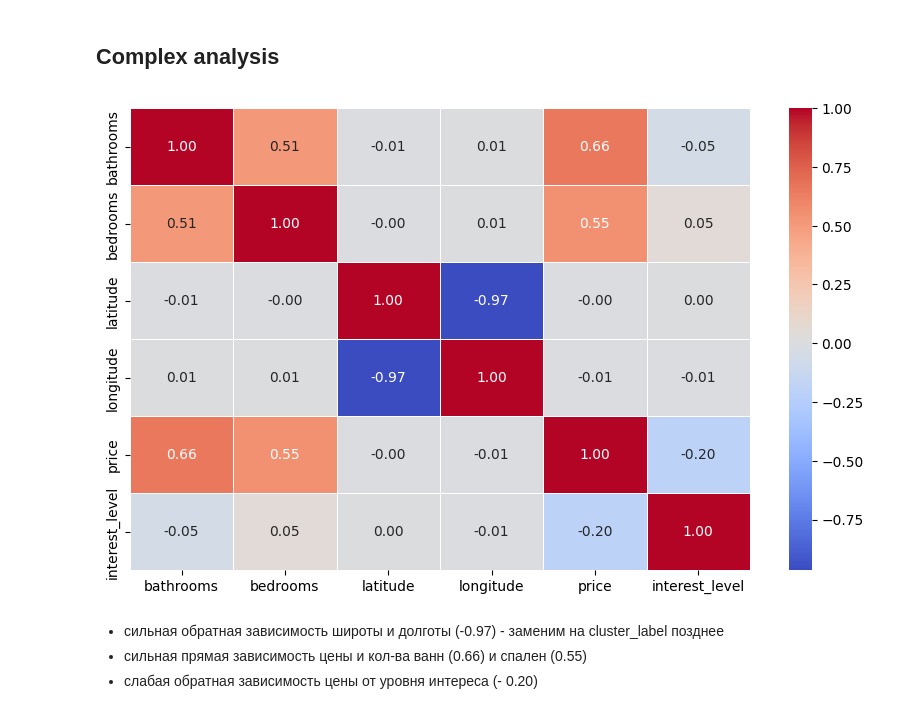
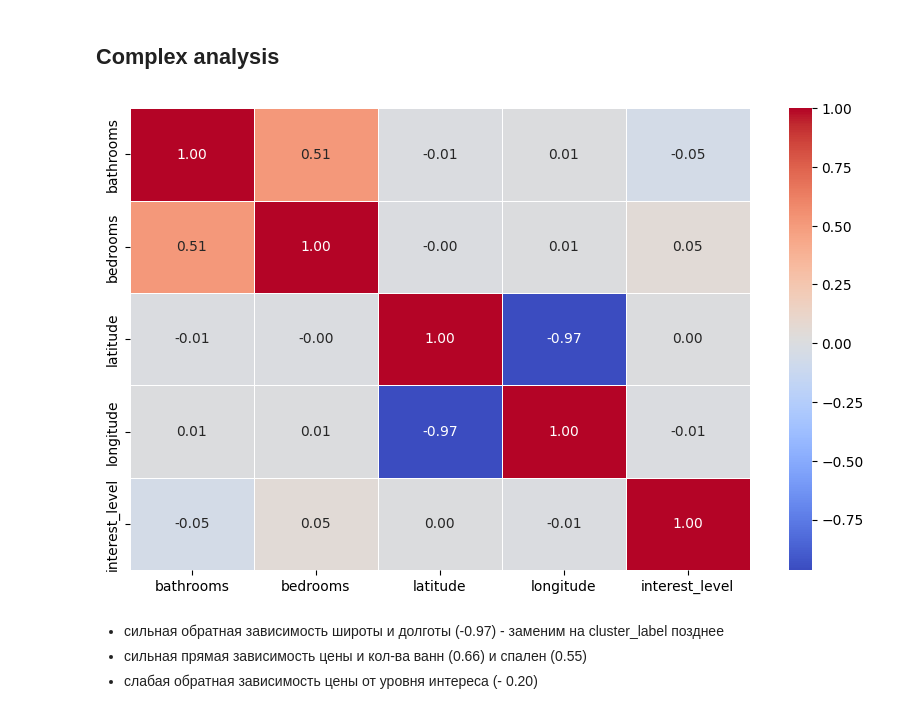
Before and after one commit to lung-on-fire/ml_apartment_price_prediction, a Jupyter notebook: ml1_basic_regression_models.ipynb, the cells around one changed output. Cells and saved outputs as stored; diff of their text form; code cells hidden in the pictures.

```diff
--- a/ml1_basic_regression_models.ipynb
+++ b/ml1_basic_regression_models.ipynb
@@ -97,4 +79,0 @@ Index(['bathrooms', 'bedrooms', 'building_id', 'created', 'description',
-# %%
-# подправим типы данных
-train_data['listing_id'] = train_data['listing_id'].astype('str')
-train_data['bathrooms'] = train_data['bathrooms'].astype('int')
@@ -117,3 +79,0 @@ def delete_cols(data, columns_to_drop):
-# %%
-train_data = delete_cols(train_data, columns_to_drop)
-train_data
@@ -181,0 +80,13 @@ dtype: int64
+# %%
+# убираем: display_address, street_address (позже кластеризуем по широте и долготе)
+# убираем: building_id, manager_id, created
+# photos, listing_id (пока что, возможно в дальнейшем используем также фото)
+# description частично повторяет features (пока удалим, потом мб почистим и превратим в эмбеддинг или представление tfidf)
+# почистим от выбросов по цене
+# в спальнях и ваннах тоже есть какие-то значения выбросы
+# interest_level - перекодируем one-hot
+
+# парсим топ-20 популярных фичей из features - перекодируем их в 0/1
+
+train_cleaned = run_preprocessing(train_data)
+train_cleaned[:3]
@@ -220,9 +133,0 @@ array(['medium', 'low', 'high'], dtype=object)
-# %%
-interest_mapping = {
-    "low": 0,
-    "medium": 1,
-    "high": 2
-}
-
-train_cleaned["interest_level"] = train_cleaned["interest_level"].map(interest_mapping)
-train_cleaned["interest_level"].unique()
@@ -242,12 +145,13 @@ sns.histplot(data=train_cleaned["bedrooms"], kde=True)
 # %% [markdown]
 ## Complex analysis
 # %%
-matrix = train_cleaned.corr(numeric_only=True)
+selected_features = ["bathrooms", "bedrooms", "latitude", "longitude", "interest_level"]
+matrix = train_cleaned[selected_features].corr(numeric_only=True)
 plt.figure(figsize=(10,6))
 sns.heatmap(matrix, annot=True, cmap="coolwarm", fmt=".2f", linewidths=0.5)
 plt.show()
 # %% [output]
-[figure, old version]
+[figure, new version]
 # %% [markdown]
 - сильная обратная зависимость широты и долготы (-0.97) - заменим на cluster_label позднее
 - сильная прямая зависимость цены и кол-ва ванн (0.66) и спален (0.55)
```
Also changed, not shown: parts of 55 cells of this notebook, 4 other files.
